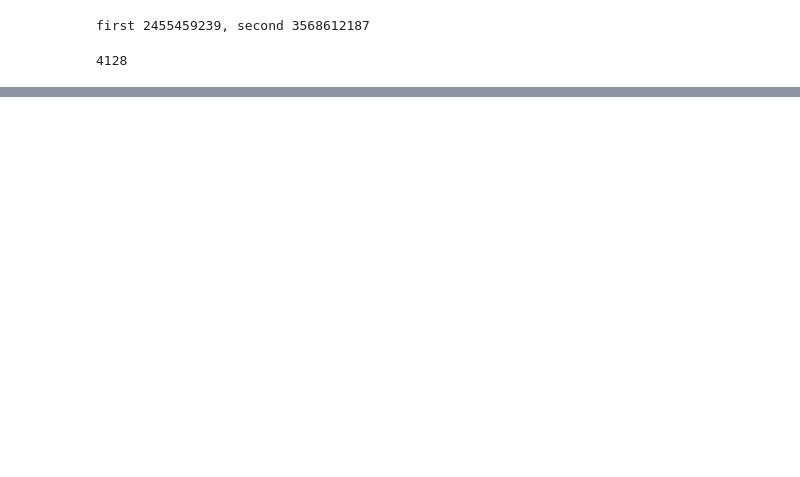
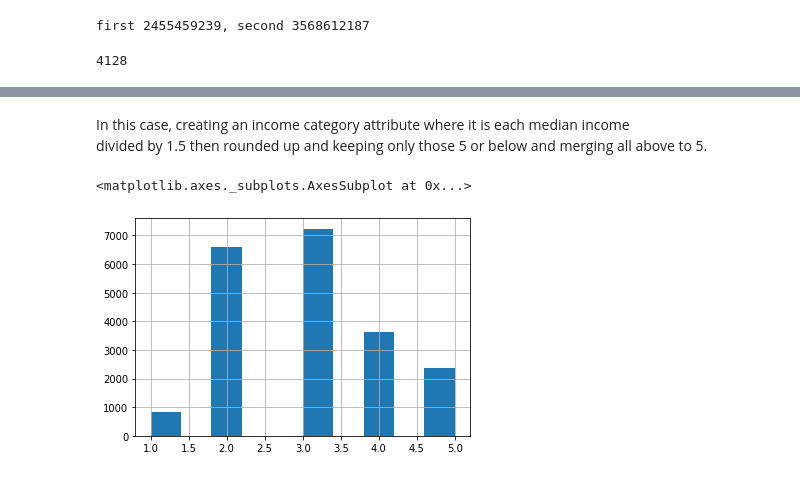
Before and after one commit to d-millard/rec-rep, a Jupyter notebook: ML_Learn/chap_two/chapter_two_project.ipynb, the cells around one changed output, grey strips where cells are left out. Saved outputs shown, nothing was run; the diff lists cells and outputs as text; code cells hidden in the pictures; blank space fills up the shorter version.

```diff
--- a/ML_Learn/chap_two/chapter_two_project.ipynb
+++ b/ML_Learn/chap_two/chapter_two_project.ipynb
@@ -283,0 +420,15 @@ df_index.head()
+# %% [markdown]
+<p>In this case, creating an income category attribute where it is each median income <br>
+divided by 1.5 then rounded up and keeping only those 5 or below and merging all above to 5.</p>
+# %%
+df_cat = df.copy()  # copy for testing purposes
+
+df_cat['cat'] = np.ceil(df_cat['median_income'] / 1.5)  # go through each instance and make their 'cat' attribute their median income divided by 1.5
+# .where() checks the df for the input condition and sets anthing that doesn't satisfy the conditon with the second(other) parameter
+# inplace also means it makes changes in the dataframe itself
+df_cat['cat'].where(df_cat['cat'] < 5, 5.0, inplace=True)
+# %%
+df_cat['cat'].hist()  # represent the data graphicaly
+# %% [output]
+<matplotlib.axes._subplots.AxesSubplot at 0x...>
+[figure, added]
```
Also changed, not shown: parts of 41 cells of this notebook.
